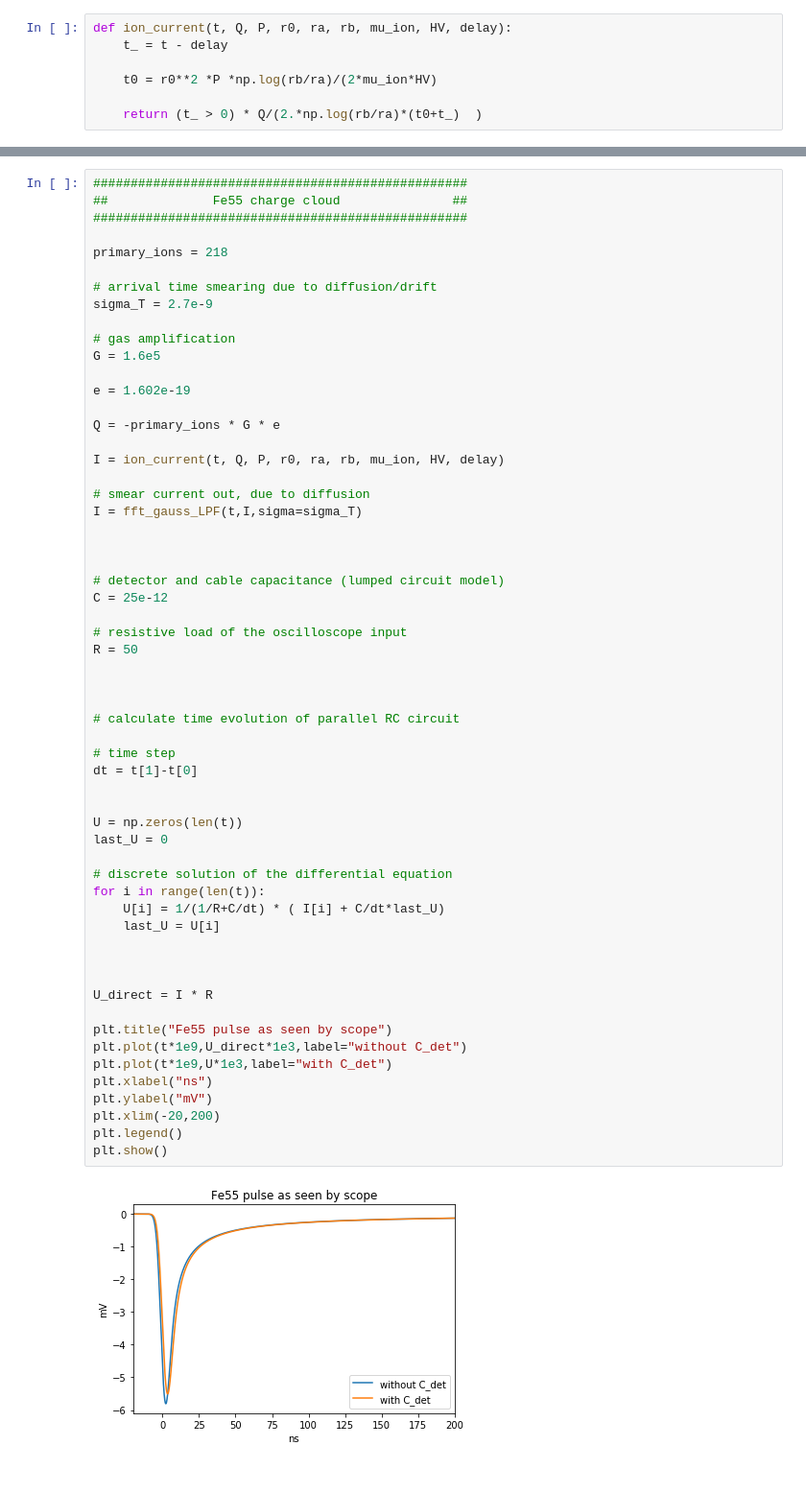
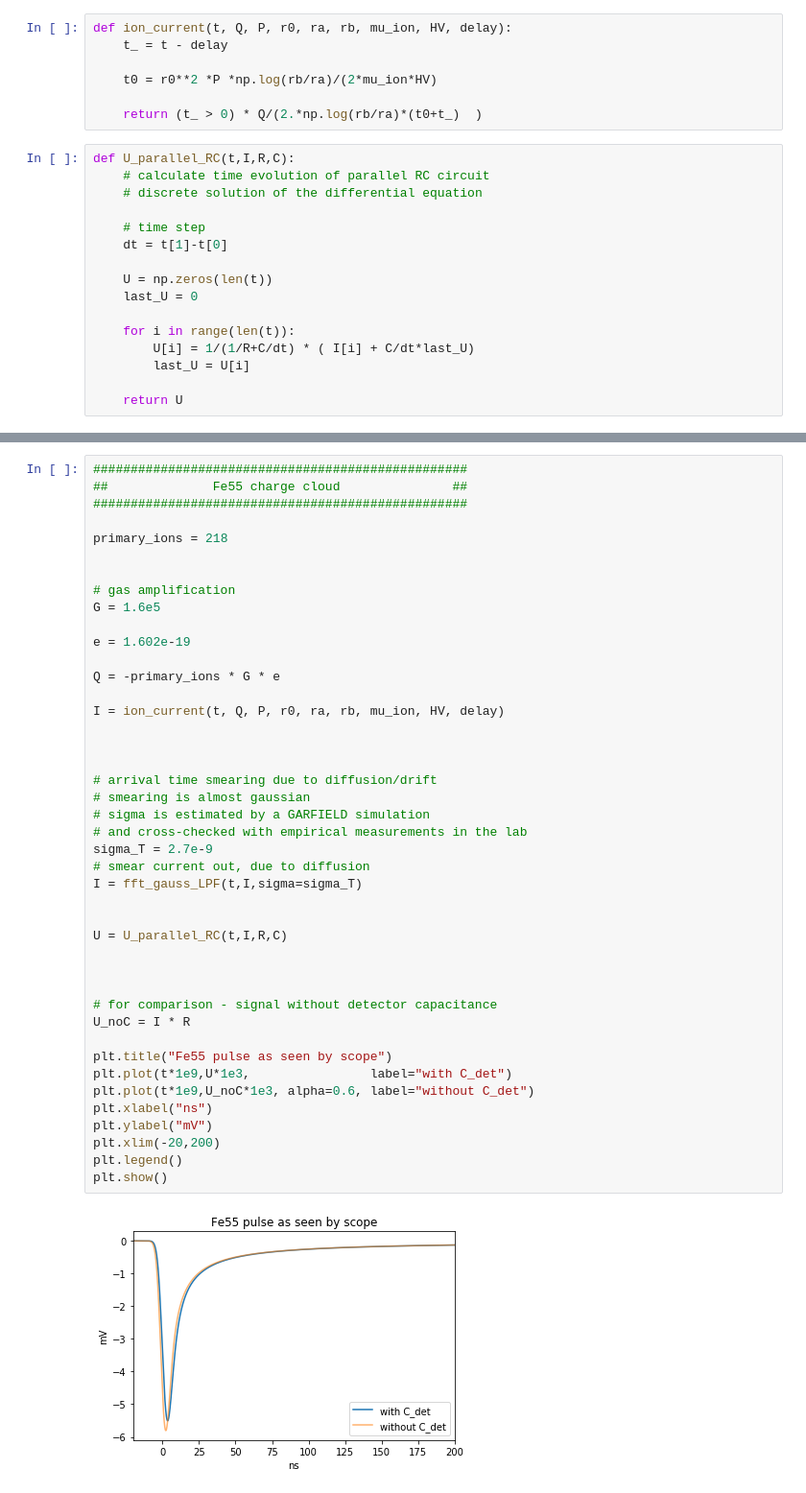
Before and after one commit to acidbourbon/lab_bench, a Jupyter notebook: workdir/jupyter/software_examples/sigproc_kit/drift_chamber_ideal.ipynb, the cells around one changed output, grey strips where cells are left out. Shown at 96% size. Saved outputs shown, nothing was run; the diff lists cells and outputs as text.

Commit message:
cleaned up drift_chamber_ideal - calculating detector capacitance

```diff
--- a/workdir/jupyter/software_examples/sigproc_kit/drift_chamber_ideal.ipynb
+++ b/workdir/jupyter/software_examples/sigproc_kit/drift_chamber_ideal.ipynb
@@ -10,6 +10,22 @@ def ion_current(t, Q, P, r0, ra, rb, mu_ion, HV, delay):
     t0 = r0**2 *P *np.log(rb/ra)/(2*mu_ion*HV)
 
     return (t_ > 0) * Q/(2.*np.log(rb/ra)*(t0+t_)  )
+# %%
+def U_parallel_RC(t,I,R,C):
+    # calculate time evolution of parallel RC circuit
+    # discrete solution of the differential equation
+
+    # time step
+    dt = t[1]-t[0]
+
+    U = np.zeros(len(t))
+    last_U = 0
+
+    for i in range(len(t)):
+        U[i] = 1/(1/R+C/dt) * ( I[i] + C/dt*last_U)
+        last_U = U[i]
+
+    return U
 # %%
 ##################################################
 ##           driftchamber ion current           ##
@@ -75,58 +133,43 @@ plt.show()
 ##              Fe55 charge cloud               ##
 ##################################################
 
 primary_ions = 218
 
-# arrival time smearing due to diffusion/drift
-sigma_T = 2.7e-9
 
 # gas amplification
 G = 1.6e5
 
 e = 1.602e-19
 
 Q = -primary_ions * G * e
 
 I = ion_current(t, Q, P, r0, ra, rb, mu_ion, HV, delay)
 
+
+
+# arrival time smearing due to diffusion/drift
+# smearing is almost gaussian
+# sigma is estimated by a GARFIELD simulation
+# and cross-checked with empirical measurements in the lab
+sigma_T = 2.7e-9
 # smear current out, due to diffusion
 I = fft_gauss_LPF(t,I,sigma=sigma_T)
 
 
-
-# detector and cable capacitance (lumped circuit model)
-C = 25e-12
-
-# resistive load of the oscilloscope input
-R = 50
+U = U_parallel_RC(t,I,R,C)
 
 
 
-# calculate time evolution of parallel RC circuit
-
-# time step
-dt = t[1]-t[0]
-
-
-U = np.zeros(len(t))
-last_U = 0
-
-# discrete solution of the differential equation
-for i in range(len(t)):
-    U[i] = 1/(1/R+C/dt) * ( I[i] + C/dt*last_U)
-    last_U = U[i]
-
-
-
-U_direct = I * R
+# for comparison - signal without detector capacitance
+U_noC = I * R
 
 plt.title("Fe55 pulse as seen by scope")
-plt.plot(t*1e9,U_direct*1e3,label="without C_det")
-plt.plot(t*1e9,U*1e3,label="with C_det")
+plt.plot(t*1e9,U*1e3,                label="with C_det")
+plt.plot(t*1e9,U_noC*1e3, alpha=0.6, label="without C_det")
 plt.xlabel("ns")
 plt.ylabel("mV")
 plt.xlim(-20,200)
 plt.legend()
 plt.show()
 # %% [output]
-[figure, old version]
+[figure, new version]
```
Also changed, not shown: parts of 2 cells of this notebook.
